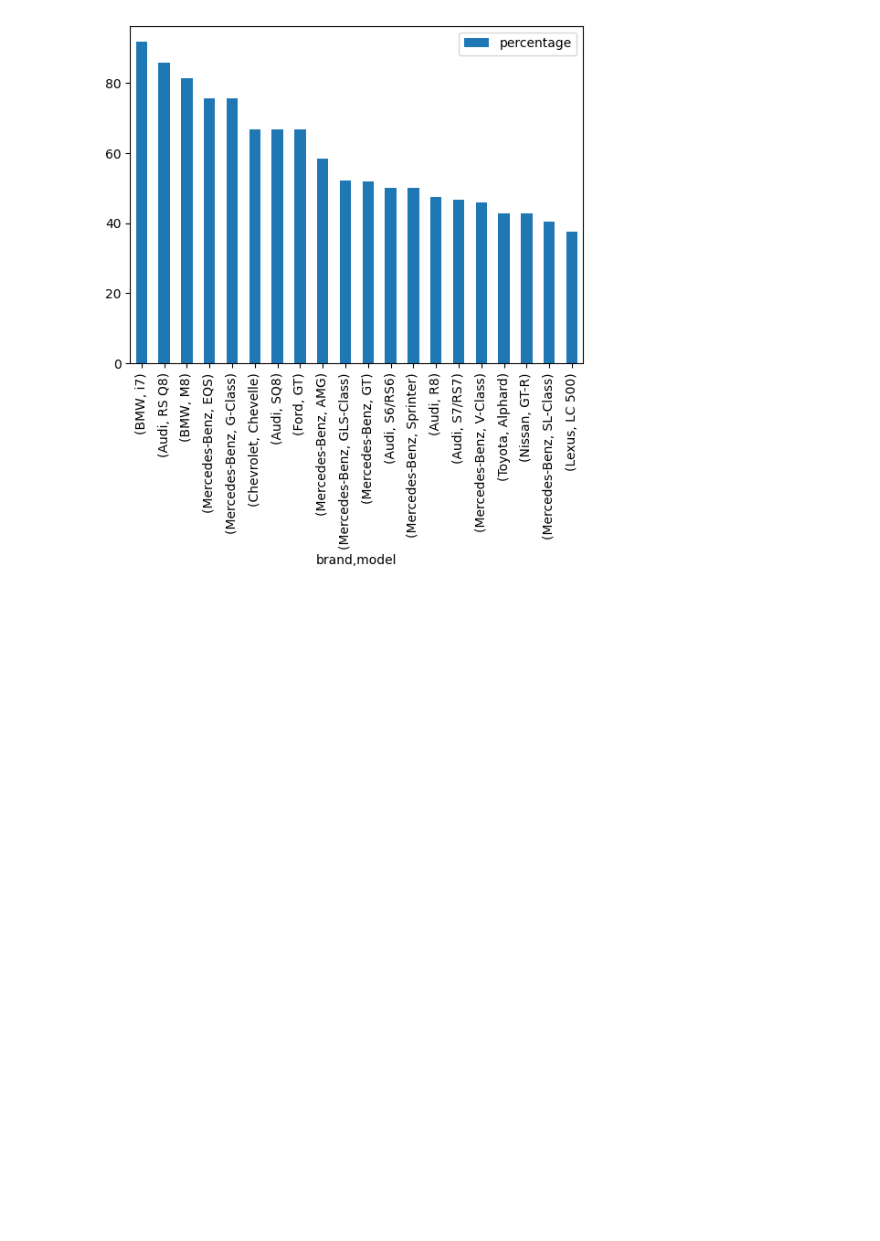
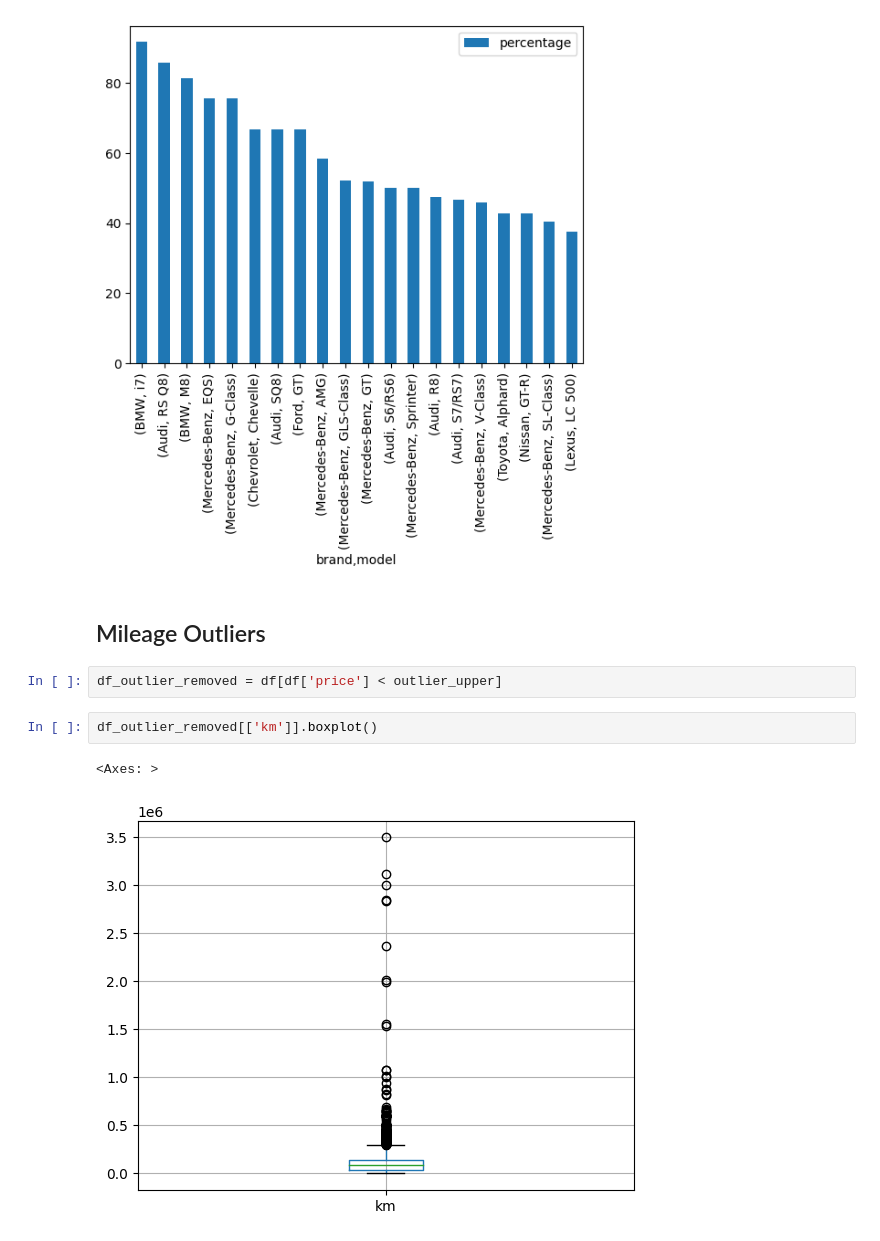
Before and after one commit to Shaheerairaj/car-value-estimator-team, a Jupyter notebook: Data Analysis/data_analysis_shaheer.ipynb, the cells around one changed output. Saved outputs shown, nothing was run; the diff lists cells and outputs as text; blank space fills up the shorter version.

```diff
--- a/Data Analysis/data_analysis_shaheer.ipynb
+++ b/Data Analysis/data_analysis_shaheer.ipynb
@@ -193,3 +195,12 @@ Doesn't look like we're going to be getting rid of any particular car entirely
 # %% [output]
 <Axes: xlabel='brand,model'>
 [figure]
+# %% [markdown]
+## Mileage Outliers
+# %%
+df_outlier_removed = df[df['price'] < outlier_upper]
+# %%
+df_outlier_removed[['km']].boxplot()
+# %% [output]
+<Axes: >
+[figure, added]
```
Also changed, not shown: parts of 22 cells of this notebook.
